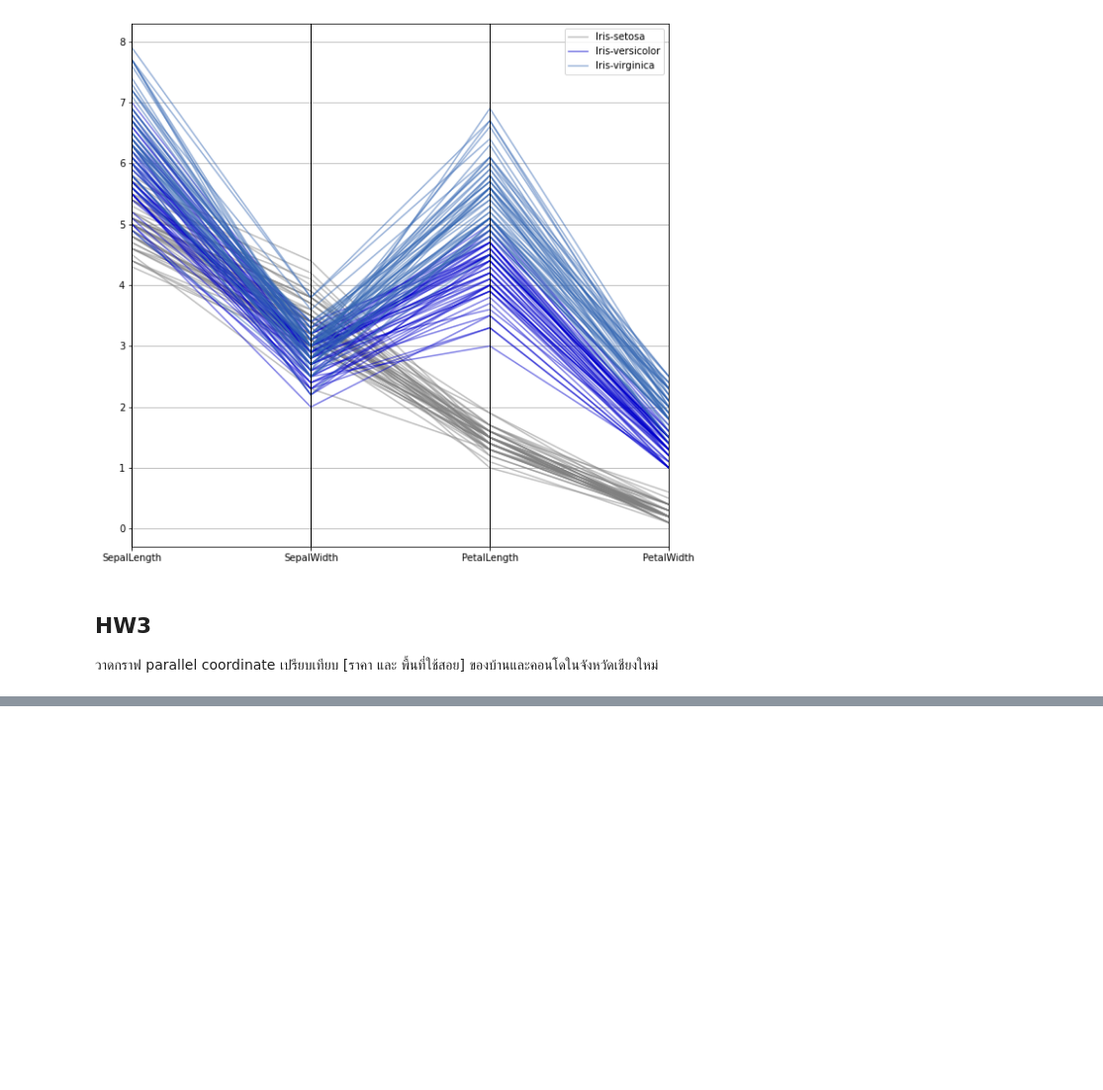
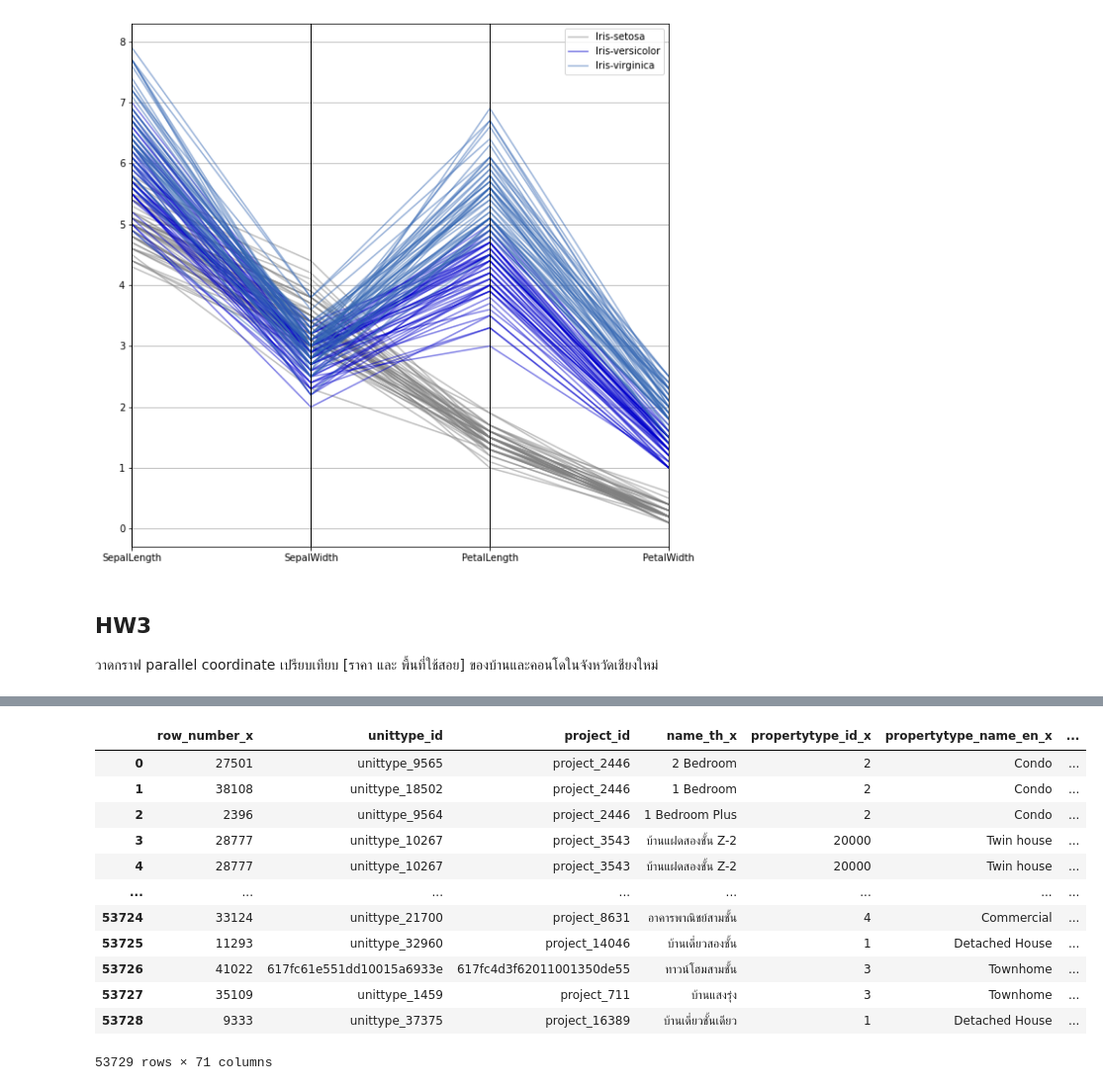
Before and after one commit to Supansapkb/BasicProg_DataViz65, a Jupyter notebook: DataViz01_Table_Data.ipynb, the cells around one changed output, grey strips where cells are left out. Shown at 99% size. Saved outputs shown, nothing was run; the diff lists cells and outputs as text; code cells hidden in the pictures; blank space fills up the shorter version.

```diff
--- a/DataViz01_Table_Data.ipynb
+++ b/DataViz01_Table_Data.ipynb
@@ -158,0 +166,3 @@ pd.plotting.parallel_coordinates(df, 'Name', color=[[0.5,0.5,0.5,0.5],[0,0,0.8,0
+# %%
+unit = pd.read_csv('/content/drive/MyDrive/BPDV65/opendata_unittype.csv')
+unit.head()
@@ -158,0 +194,17 @@ pd.plotting.parallel_coordinates(df, 'Name', color=[[0.5,0.5,0.5,0.5],[0,0,0.8,0
+# %%
+unit_pro = unit.merge(project, on = 'project_id')
+unit_pro
+# %% [output]
+|  | row_number_x | unittype_id | project_id | name_th_x | propertytype_id_x | propertytype_name_en_x | ... |
+| 0 | 27501 | unittype_9565 | project_2446 | 2 Bedroom | 2 | Condo | ... |
+| 1 | 38108 | unittype_18502 | project_2446 | 1 Bedroom | 2 | Condo | ... |
+| 2 | 2396 | unittype_9564 | project_2446 | 1 Bedroom Plus | 2 | Condo | ... |
+| 3 | 28777 | unittype_10267 | project_3543 | บ้านแฝดสองชั้น Z-2 | 20000 | Twin house | ... |
+| 4 | 28777 | unittype_10267 | project_3543 | บ้านแฝดสองชั้น Z-2 | 20000 | Twin house | ... |
+| ... | ... | ... | ... | ... | ... | ... | ... |
+| 53724 | 33124 | unittype_21700 | project_8631 | อาคารพาณิชย์สามชั้น | 4 | Commercial | ... |
+| 53725 | 11293 | unittype_32960 | project_14046 | บ้านเดี่ยวสองชั้น | 1 | Detached House | ... |
+| 53726 | 41022 | 617fc61e551dd10015a6933e | 617fc4d3f62011001350de55 | ทาวน์โฮมสามชั้น | 3 | Townhome | ... |
+| 53727 | 35109 | unittype_1459 | project_711 | บ้านแสงรุ่ง | 3 | Townhome | ... |
+| 53728 | 9333 | unittype_37375 | project_16389 | บ้านเดี่ยวชั้นเดียว | 1 | Detached House | ... |
+53729 rows × 71 columns
```
Also changed, not shown: parts of 9 cells of this notebook.
